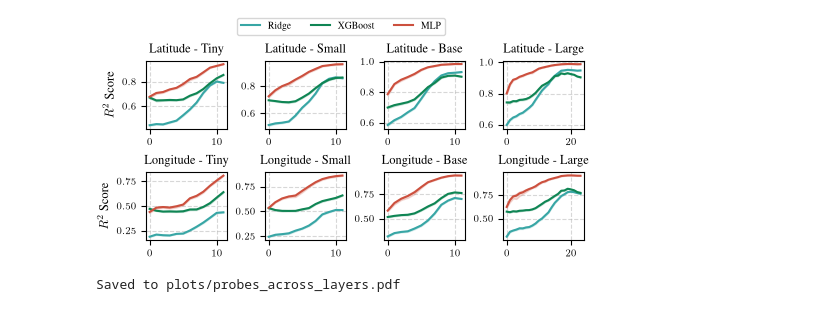
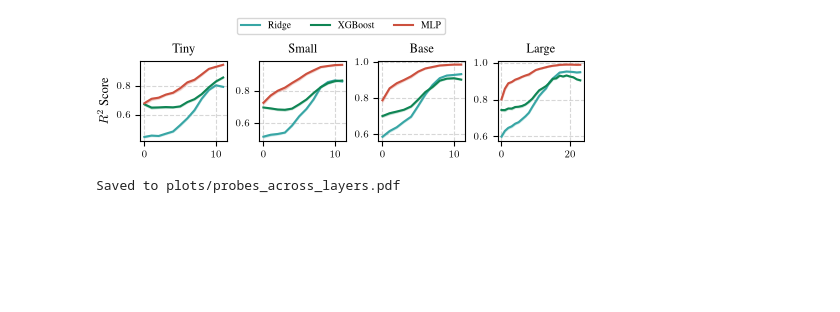
Before and after one commit to kdybek/terramind_probing, a Jupyter notebook: plots.ipynb, the cells around one changed output. Drawn from its saved outputs; the diff is of its cells as text; code cells hidden in the pictures; blank space fills up the shorter version.

```diff
--- a/plots.ipynb
+++ b/plots.ipynb
@@ -52,10 +52,11 @@ PROBE_COLORS = {
     "mlp_ridge_gain": PALETTE[6],
 }
 
-TARGET_NAMES = ["lat", "lon"]
+TARGET_NAMES = ["r2_lat", "r2_sin_lon", "r2_cos_lon"]
 TARGET_LABELS = {
-    "lat": "Latitude",
-    "lon": "Longitude",
+    "r2_lat": "Latitude",
+    "r2_sin_lon": "sin(Longitude)",
+    "r2_cos_lon": "cos(Longitude)",
 }
 
 DIM_REDUCTION_NAMES = ["none", "pca", "random"]
@@ -64,6 +65,15 @@ DIM_REDUCTION_LABELS = {
     "pca": "PCA",
     "random": "Random",
 }
+
+CIRC_ENC_LABELS = {
+    True: "Circular Encoding",
+    False: "No Circular Encoding",
+}
+CIRC_ENC_COLORS = {
+    True: PALETTE[0],
+    False: PALETTE[11],
+}
 # %%
 import numpy as np
 
@@ -217,67 +185,65 @@ from tueplots import bundles, figsizes
 os.environ["PATH"] += os.pathsep + "/Library/TeX/texbin"
 
 plt.rcParams.update(bundles.neurips2024())
-plt.rcParams.update(figsizes.neurips2024(nrows=2, ncols=4, height_to_width_ratio=0.9, rel_width=0.9))
+plt.rcParams.update(figsizes.neurips2024(nrows=1, ncols=4, height_to_width_ratio=1.0, rel_width=0.9))
 plt.rcParams.update({
     "text.latex.preamble": r"\usepackage{times}\usepackage{amsmath}",
     "text.usetex": True,
 })
 
 df = pd.read_csv(RESULTS_PATH)
 
 os.makedirs("plots", exist_ok=True)
 
-fig, axes = plt.subplots(2, 4, sharey=False, sharex=False)
-for ax_, tgt in zip(axes, TARGET_NAMES, strict=True):
-    for ax, model in zip(ax_, MODEL_NAMES, strict=True):
-        for probe in PROBE_NAMES:
-            means = []
-            los = []
-            his = []
-            for layer in range(NUM_LAYERS_DICT[model]):
-                sub_df = df[
-                    (df["model"] == model) &
-                    (df["probe"] == probe) &
-                    (df["layer"] == layer) &
-                    (df["target"] == tgt) &
-                    (df["dim_reduction"] == "none") &
-                    (df["control"] == False)
-                ]
+fig, axes = plt.subplots(1, 4, sharey=False, sharex=False)
+for ax, model in zip(axes, MODEL_NAMES, strict=True):
+    for probe in PROBE_NAMES:
+        means = []
+        los = []
+        his = []
+        for layer in range(NUM_LAYERS_DICT[model]):
+            sub_df = df[
+                (df["model"] == model) &
+                (df["probe"] == probe) &
+                (df["layer"] == layer) &
+                (df["dim_reduction"] == "none") &
+                (df["control"] == False) &
+                (df["circular_encoding"] == True)
+            ]
 
-                assert len(sub_df) == NUM_FOLDS, f"Expected {NUM_FOLDS} folds, but got {len(sub_df)} for model={model}, probe={probe}, target={tgt}"
+            assert len(sub_df) == NUM_FOLDS, f"Expected {NUM_FOLDS} folds, but got {len(sub_df)} for model={model}, probe={probe}"
 
-                scores = sub_df["score"].values
-                mean, lo, hi = mean_bootstrap_ci(scores)
-                means.append(mean)
-                los.append(lo)
-                his.append(hi)
+            scores = sub_df["r2_all"].values
+            mean, lo, hi = mean_bootstrap_ci(scores)
+            means.append(mean)
+            los.append(lo)
+            his.append(hi)
 
-            x = np.arange(NUM_LAYERS_DICT[model])
-            ax.plot(x, means, label=PROBE_LABELS[probe], color=PROBE_COLORS[probe])
-            ax.fill_between(x, los, his, alpha=0.2, color=PROBE_COLORS[probe])
+        x = np.arange(NUM_LAYERS_DICT[model])
+        ax.plot(x, means, label=PROBE_LABELS[probe], color=PROBE_COLORS[probe])
+        ax.fill_between(x, los, his, alpha=0.2, color=PROBE_COLORS[probe])
 
-        ax.set_title(f"{TARGET_LABELS[tgt]} - {MODEL_LABELS[model]}")
-        ax.grid(True, linestyle="--", alpha=0.5)
+    ax.set_title(MODEL_LABELS[model])
+    ax.grid(True, linestyle="--", alpha=0.5)
 
-for ax_ in axes:
-    ax_[0].set_ylabel("$R^2$ Score")
+axes[0].set_ylabel("$R^2$ Score")
 
-handles, labels = axes[0, 0].get_legend_handles_labels()
+handles, labels = axes[0].get_legend_handles_labels()
 
 fig.legend(
     handles,
     labels,
     loc="upper center",
-    bbox_to_anchor=(0.5, 1.12),
+    bbox_to_anchor=(0.5, 1.22),
     ncol=len(PROBE_NAMES),
     frameon=True,
 )
 
 plt.savefig("plots/probes_across_layers.pdf", bbox_inches="tight")
 plt.show()
 print("\nSaved to plots/probes_across_layers.pdf")
 # %% [output]
-[figure, old version]
+[figure, new version]
 Saved to plots/probes_across_layers.pdf
 # %%
 import os
```
Also changed, not shown: parts of 3 cells of this notebook, 1 other file.
